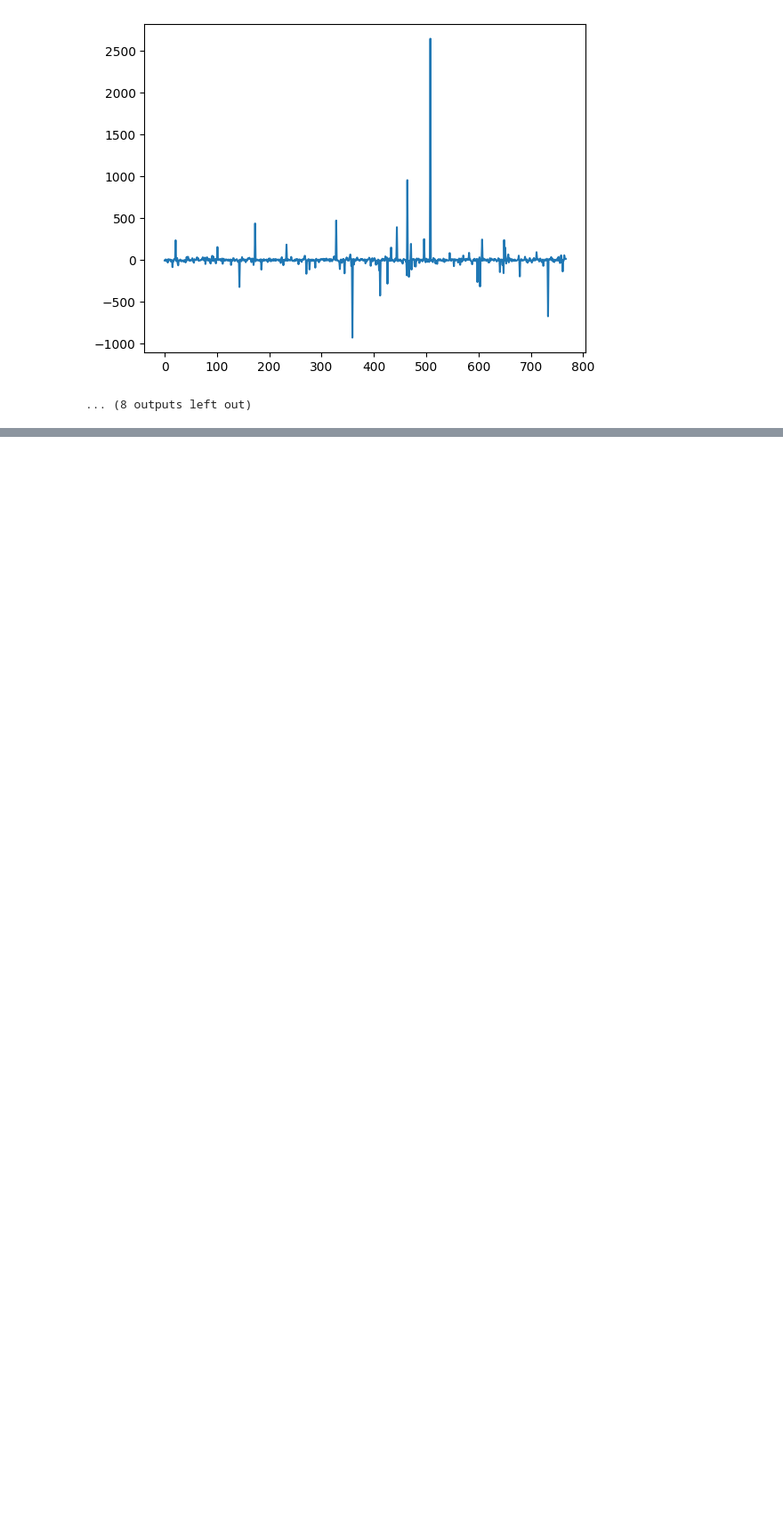
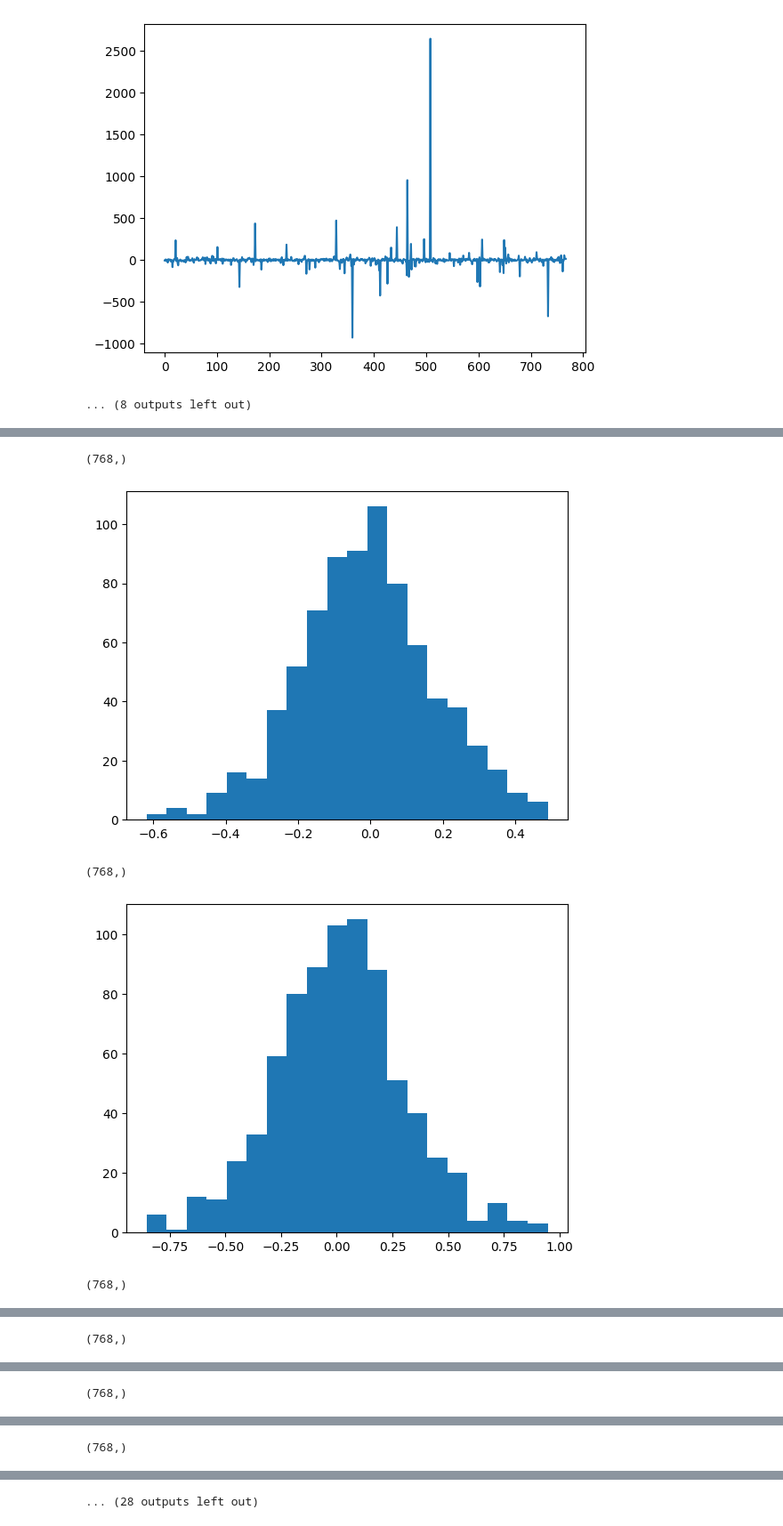
Before and after one commit to mariakesa/NeuroGarage, a Jupyter notebook: pipeline/vector_analysis.ipynb, the cells around one changed output, grey strips where cells are left out. Shown at 89% size. Drawn from its saved outputs; the diff is of its cells as text; code cells hidden in the pictures; blank space fills up the shorter version.

```diff
--- a/pipeline/vector_analysis.ipynb
+++ b/pipeline/vector_analysis.ipynb
@@ -49,0 +69,12 @@ for j in range(20):
+# %%
+for j in range(20):
+    neuron=np.array([data_dict[i][j] for i in range(0,60)])
+    print(np.mean(neuron, axis=0).shape)
+    plt.hist(np.mean(neuron, axis=0),bins=20)
+    plt.show()
+# %% [output]
+(768,)
+[figure, added]
+(768,)
+[figure, added]
+(768,)
@@ -49,0 +82 @@ for j in range(20):
+(768,)
@@ -49,0 +84 @@ for j in range(20):
+(768,)
@@ -49,0 +86 @@ for j in range(20):
+(768,)
@@ -49,0 +88 @@ for j in range(20):
+... (28 outputs left out)
```
Also changed, not shown: parts of 4 cells of this notebook.
